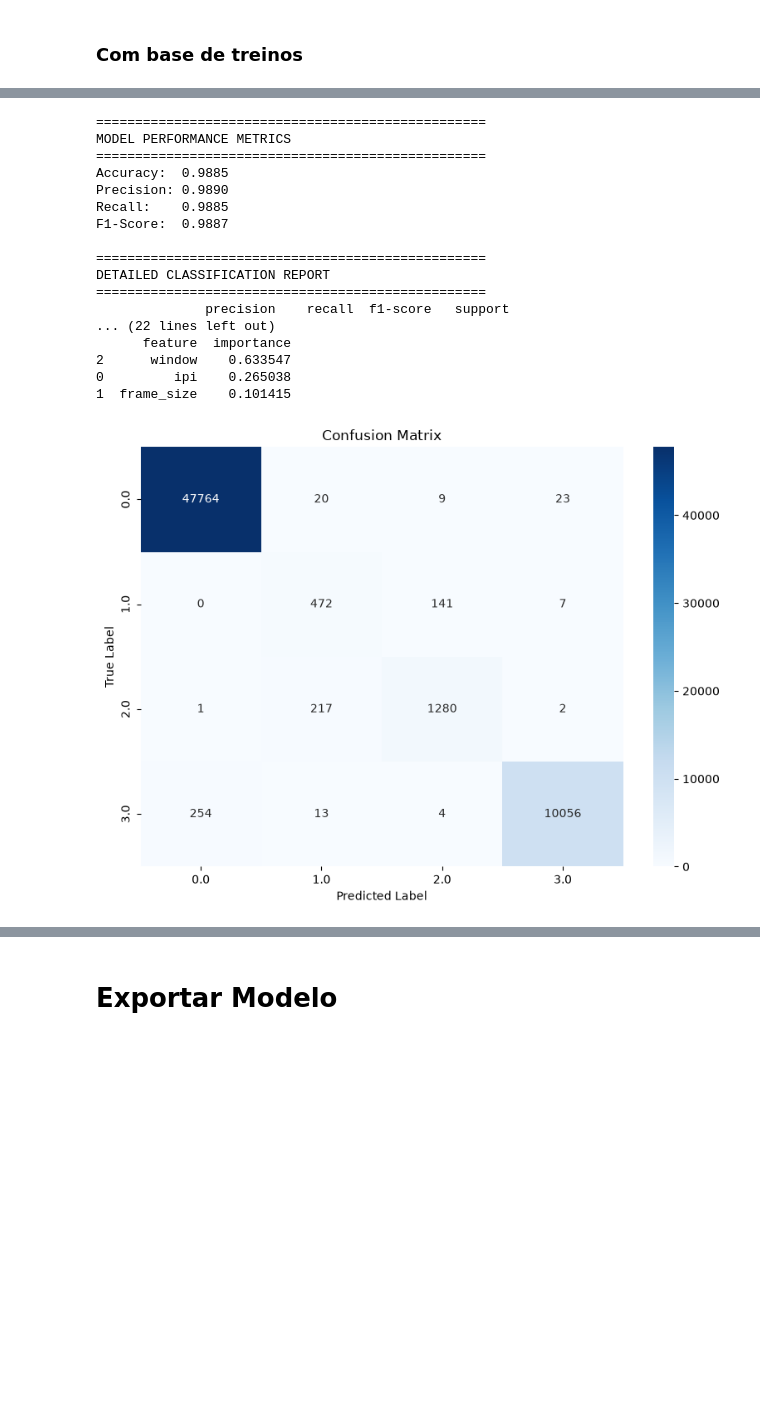
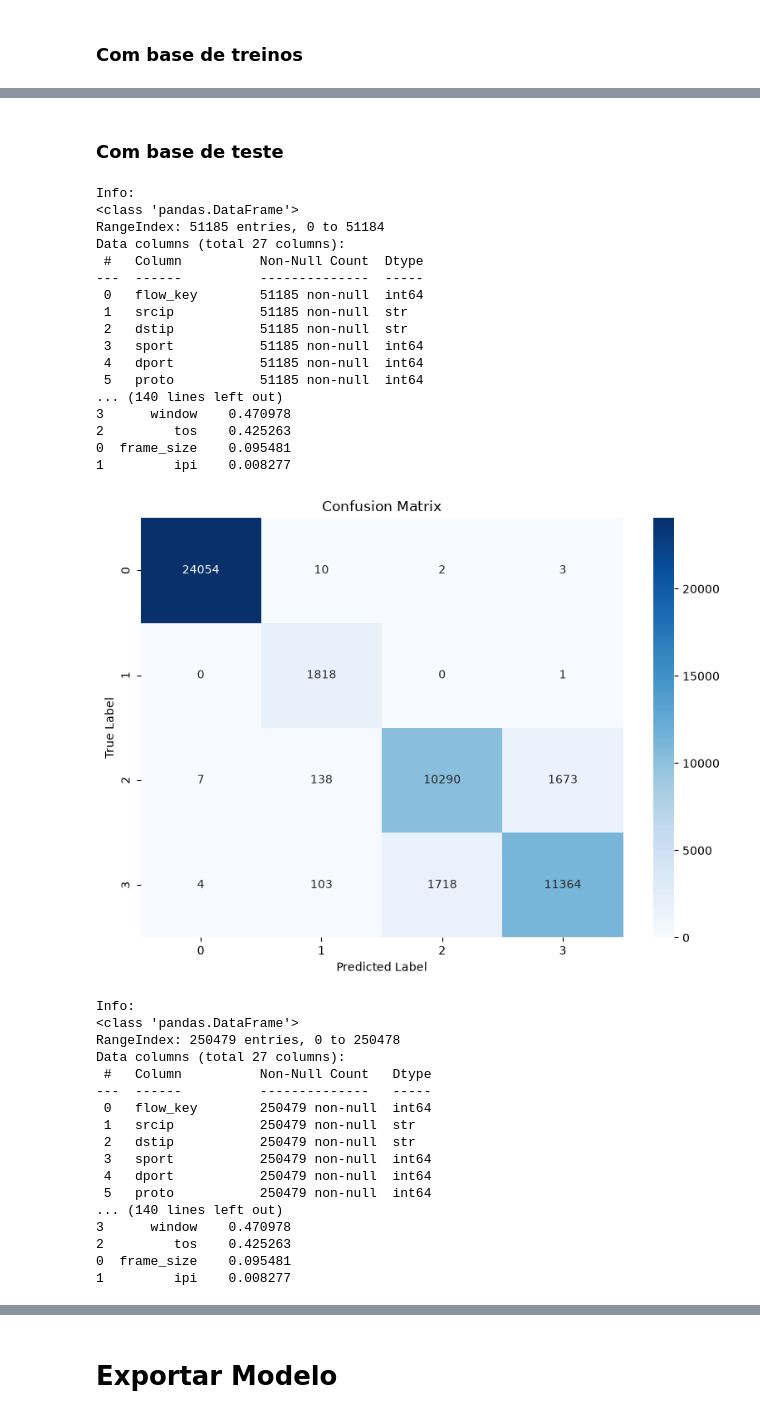
Before and after one commit to icaruuuuuu/p4-priority-queue, a Jupyter notebook: decision_tree.ipynb, the cells around one changed output, grey strips where cells are left out. Cells and saved outputs as stored; diff of their text form; code cells hidden in the pictures; blank space fills up the shorter version.

```diff
--- a/decision_tree.ipynb
+++ b/decision_tree.ipynb
@@ -104,6 +104,13 @@ def test_model(model, X, y, plot_matrix=False, img_name="confusion_matrix"):
     plt.tight_layout()
     plt.savefig(f"{output_dir}/{img_name}.png", dpi=300, bbox_inches='tight')
     plt.show()
+# %%
+def n_test_model(model, datasets: list):
+    for i,dataset in enumerate(datasets, 1):
+        data = import_csv(dataset, True)
+        Xt = data[features]
+        yt = data[target]
+        test_model(model, Xt, yt, True, f"confusion_matrix_test_data_{i}")
 # %%
 def import_csv(file, show_info=False):
   data = pd.read_csv(file)
@@ -221,21 +222,40 @@ DETAILED CLASSIFICATION REPORT
-# %%
-test_model(model, Xt, yt, True, "confusion_matrix_new_data")
-# %% [output]
-==================================================
-MODEL PERFORMANCE METRICS
-==================================================
-Accuracy:  0.9885
-Precision: 0.9890
-Recall:    0.9885
-F1-Score:  0.9887
-
-==================================================
-DETAILED CLASSIFICATION REPORT
-==================================================
-              precision    recall  f1-score   support
-... (22 lines left out)
-      feature  importance
-2      window    0.633547
-0         ipi    0.265038
-1  frame_size    0.101415
-[figure, removed]
+# %% [markdown]
+### Com base de teste
+# %%
+n_test_model(model, test_datasets)
+# %% [output]
+Info:
+<class 'pandas.DataFrame'>
+RangeIndex: 51185 entries, 0 to 51184
+Data columns (total 27 columns):
+ #   Column          Non-Null Count  Dtype
+---  ------          --------------  -----
+ 0   flow_key        51185 non-null  int64
+ 1   srcip           51185 non-null  str
+ 2   dstip           51185 non-null  str
+ 3   sport           51185 non-null  int64
+ 4   dport           51185 non-null  int64
+ 5   proto           51185 non-null  int64
+... (140 lines left out)
+3      window    0.470978
+2         tos    0.425263
+0  frame_size    0.095481
+1         ipi    0.008277
+[figure, added]
+Info:
+<class 'pandas.DataFrame'>
+RangeIndex: 250479 entries, 0 to 250478
+Data columns (total 27 columns):
+ #   Column          Non-Null Count   Dtype
+---  ------          --------------   -----
+ 0   flow_key        250479 non-null  int64
+ 1   srcip           250479 non-null  str
+ 2   dstip           250479 non-null  str
+ 3   sport           250479 non-null  int64
+ 4   dport           250479 non-null  int64
+ 5   proto           250479 non-null  int64
+... (140 lines left out)
+3      window    0.470978
+2         tos    0.425263
+0  frame_size    0.095481
+1         ipi    0.008277
```
Also changed, not shown: parts of 9 cells of this notebook, 38 other files.
